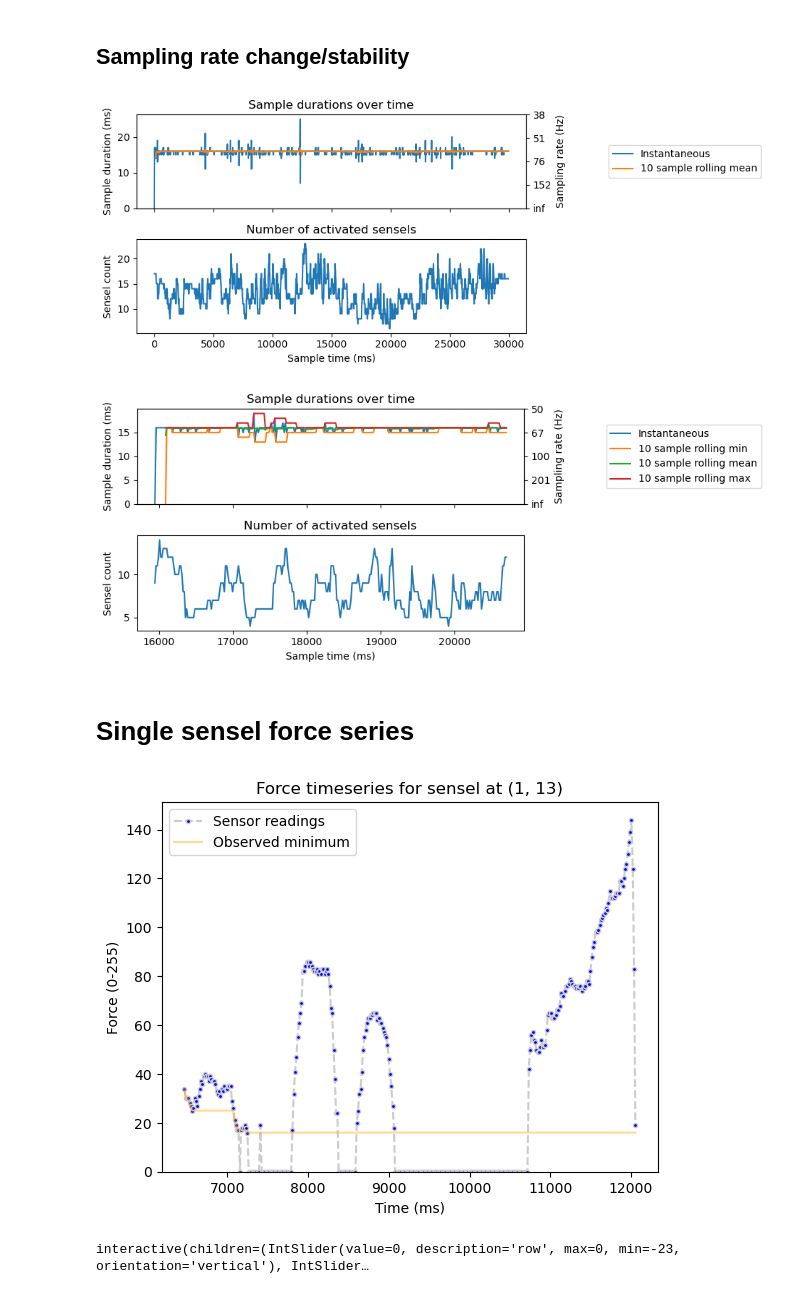
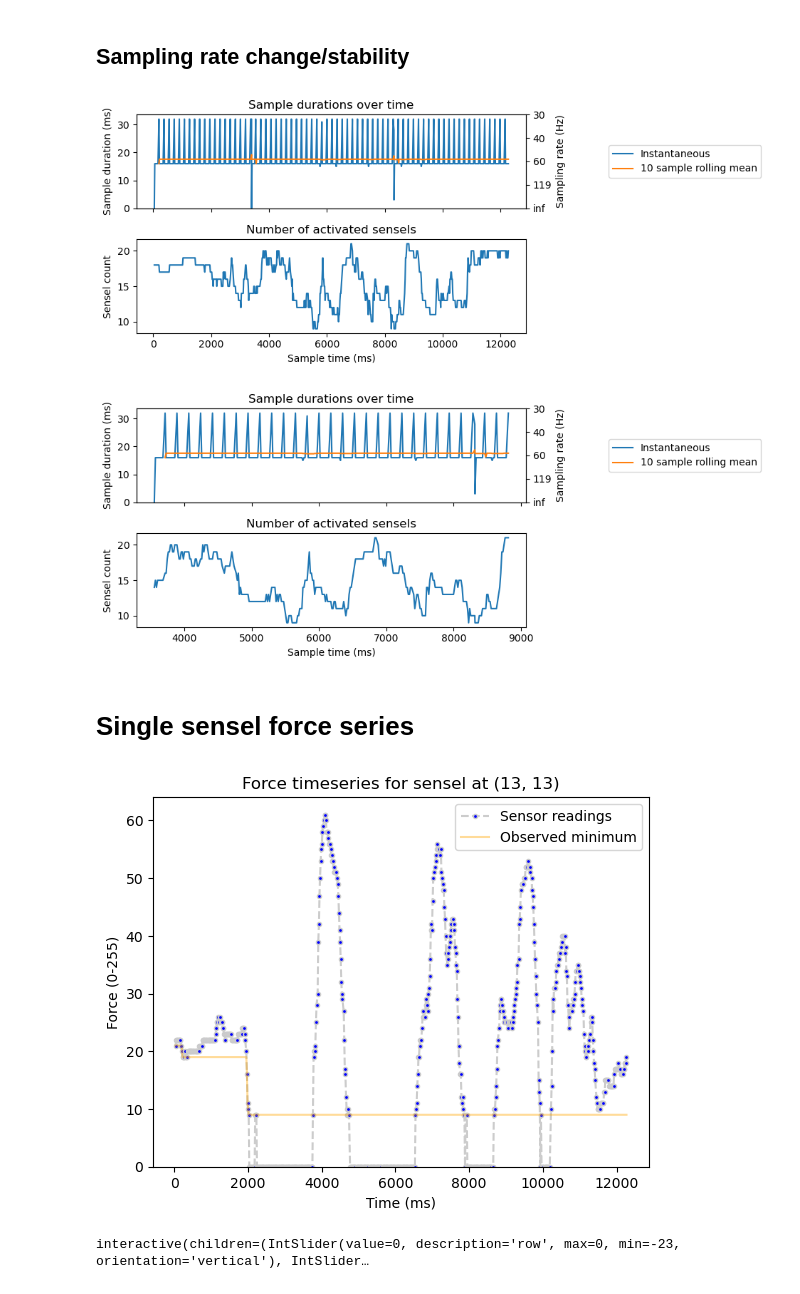
Before and after one commit to yfyf/driver, a Jupyter notebook: tools/analyze-flex/force-curves-v2.ipynb, the cells around one changed output. Saved outputs shown, nothing was run; the diff lists cells and outputs as text; code cells hidden in the pictures.

```diff
--- a/tools/analyze-flex/force-curves-v2.ipynb
+++ b/tools/analyze-flex/force-curves-v2.ipynb
@@ -116,6 +122,8 @@ def load_dat_rec(dat_file, fix_issues=True):
+# %%
+REC_FILE = "../../rec/flex/steps.dat"
 # %%
-new_trace = load_dat_rec("../../rec/flex/steps.dat")
-t = new_trace['data']
+DEMO_TRACE = load_dat_rec(REC_FILE)
+DEMO_TRACE = DEMO_TRACE['data']
 # %% [output]
 Dropping samples [0] due to out-of-range values
 # %% [markdown]
@@ -184,5 +190,5 @@ def plot_reading_hist(trace):
     ax.set_xlabel("Force reading (0-255)")
     return ax
 # %%
-_ = plot_reading_hist(new_trace['data'])
+_ = plot_reading_hist(DEMO_TRACE)
 # %% [output]
@@ -190,5 +196,5 @@ _ = plot_reading_hist(new_trace['data'])
 # %%
-ax = plot_reading_hist(new_trace['data'])
+ax = plot_reading_hist(DEMO_TRACE)
 ax.set_xlim(0, 60)
 # %% [output]
 (0.0, 60.0)
@@ -245,39 +251,39 @@ def plot_sampling_intervals(trace):
     durs_v_10 = sliding_window_view(durs, window)
 
     fig, [ax, ax2] = plt.subplots(2, 1, sharex=True, figsize=(10,4))
     ax.plot(millis, durs, label="Instantaneous")
     #ax.plot(millis[window-1:], durs_v_10.min(axis=-1), label="10 sample rolling min")
     ax.plot(millis[window-1:], durs_v_10.mean(axis=-1), label="10 sample rolling mean")
     #ax.plot(millis[window-1:], durs_v_10.max(axis=-1), label="10 sample rolling max")
 
     ax.set_ylim(bottom=0)
 
     ax.set_ylabel("Sample duration (ms)")
 
     ax_twin = ax.twinx()
     _, ymax = ax.get_ylim()
     ax_twin.set_ylabel("Sampling rate (Hz)")
     ax_twin.yaxis.set_major_formatter(FuncFormatter(lambda x,pos: f"{((1000.0/(x*ymax)) if x > 0 else np.Infinity):.0f}"))
 
 
 
     ax.set_title("Sample durations over time")
     ax.legend(loc='center left', bbox_to_anchor=(1.2, 0.5))
 
     ax2.set_xlabel("Sample time (ms)")
     ax2.plot(millis, activation_counts, label="Activation counts")
     ax2.set_title("Number of activated sensels")
     ax2.set_ylabel("Sensel count")
     fig.tight_layout()
     plt.show()
 
-plot_sampling_intervals(new_trace['data'])
+plot_sampling_intervals(DEMO_TRACE)
 # %% [output]
-[figure, old version]
+[figure, new version]
 # %%
-plot_sampling_intervals(new_trace['data'][1000:1300])
+plot_sampling_intervals(DEMO_TRACE[200:500])
 # %% [output]
-[figure, old version]
+[figure, new version]
 # %% [markdown]
 # Single sensel force series
 # %%
@@ -315,9 +321,9 @@ def plot_point_force(trace, row, col):
     plt.show()
 
 
-plot_point_force(new_trace['data'], 13, 1)
+plot_point_force(DEMO_TRACE, 13, 13)
 # %% [output]
-[figure, old version]
+[figure, new version]
 # %%
 def force_series_widget(trace):
     w_row = widgets.IntSlider(value=0, min=-(SENSOR_ARRAY_DIM - 1), max=0, orientation='vertical')
```
Also changed, not shown: parts of 20 cells of this notebook, 1 other file.
